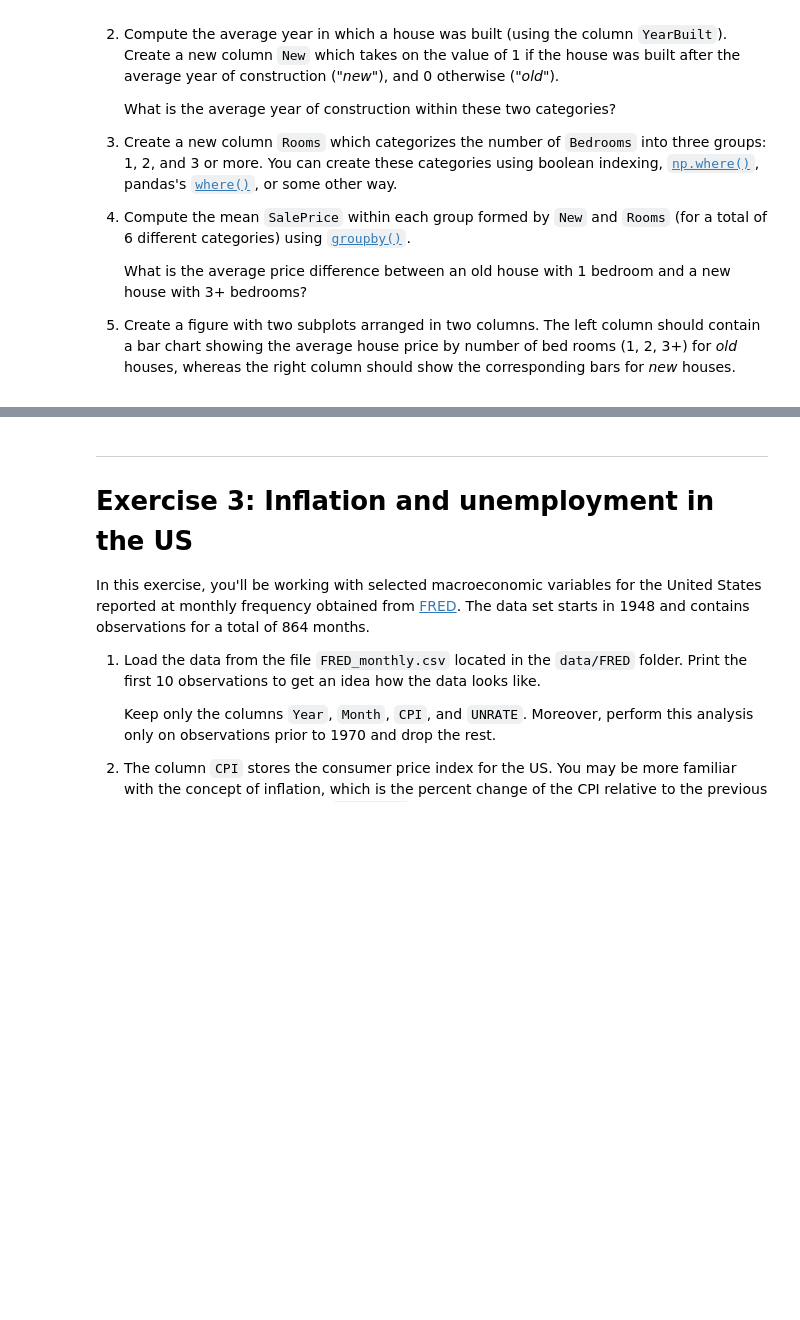
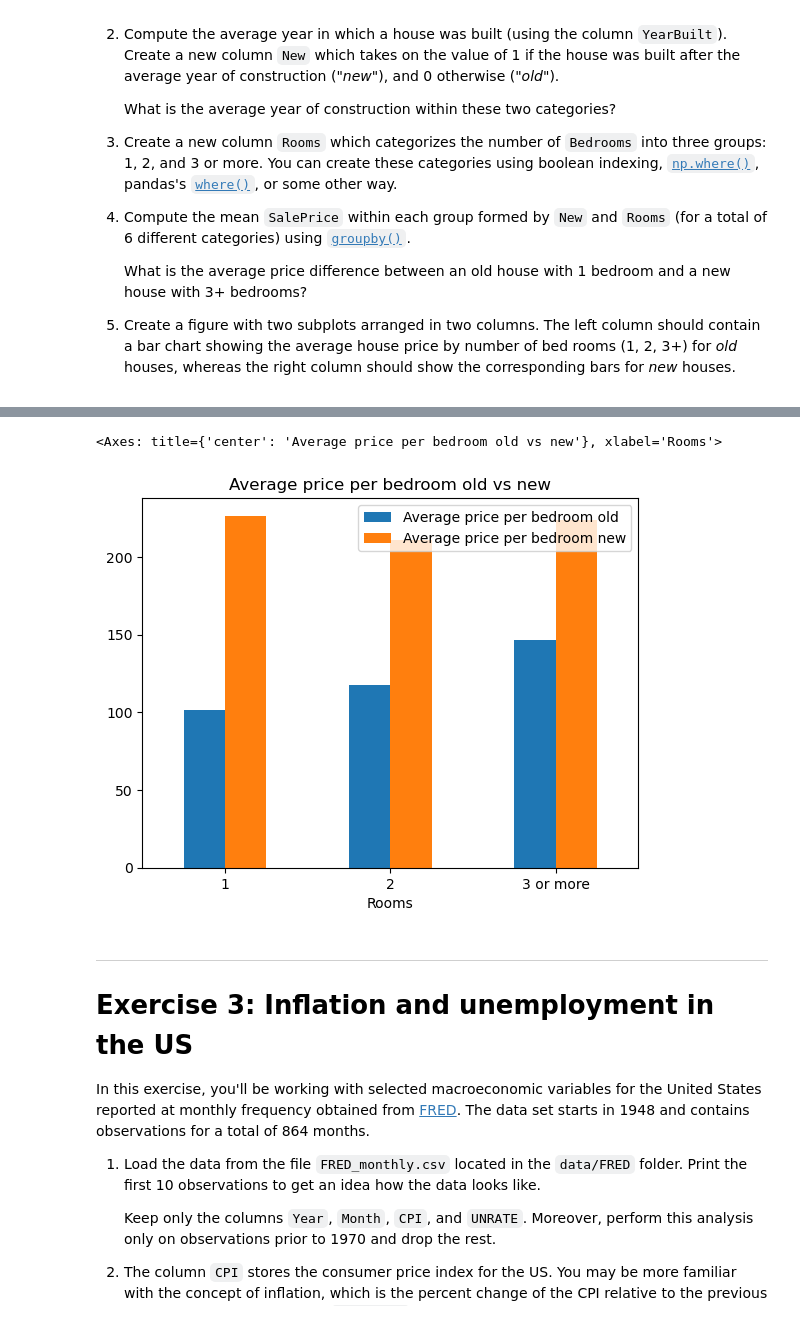
Before and after one commit to LLonsett/TECH2-H25, a Jupyter notebook: workshops/workshop4/workshop4_LL.ipynb, the cells around one changed output, grey strips where cells are left out. Drawn from its saved outputs; the diff is of its cells as text; code cells hidden in the pictures; blank space fills up the shorter version.

```diff
--- a/workshops/workshop4/workshop4_LL.ipynb
+++ b/workshops/workshop4/workshop4_LL.ipynb
@@ -123,3 +123,10 @@ to understand how house prices vary with selected house characteristics.
 5.  Create a figure with two subplots arranged in two columns. The left column should contain a bar chart showing
     the average house price by number of bed rooms (1, 2, 3+) for _old_ houses, whereas the
     right column should show the corresponding bars for _new_ houses.
+# %%
+DATA_PATH = '../../data'
+
+df_3 = pd.read_csv(f'{DATA_PATH}/ames_houses.csv')
+df_4 = df_3[['SalePrice','LotArea', 'YearBuilt', 'Bedrooms']]
+
+df_4.query('Bedrooms >= 1 & LotArea > 100', inplace = True)
@@ -125,0 +138,5 @@ to understand how house prices vary with selected house characteristics.
+# %%
+avg_building_date = df_4['YearBuilt'].mean()
+df_4['New'] =  (df_4['YearBuilt'] > avg_building_date).astype(int)
+
+df_4.groupby('New')['YearBuilt'].mean()
@@ -125,0 +153,2 @@ to understand how house prices vary with selected house characteristics.
+# %%
+df_4['Rooms'] = (df_4['Bedrooms'].where(df_4['Bedrooms'] < 3, '3 or more'))
@@ -125,0 +161,6 @@ to understand how house prices vary with selected house characteristics.
+# %%
+avg_price_per_bedroom_old = df_4.query('New == 0').groupby('Rooms')['SalePrice'].mean()
+avg_price_per_bedroom_new = df_4.query('New == 1').groupby('Rooms')['SalePrice'].mean()
+
+print(f'Average old price {avg_price_per_bedroom_old}')
+print(f'\nAverage new price \n{avg_price_per_bedroom_new}')
@@ -126,3 +180,11 @@ to understand how house prices vary with selected house characteristics.
+# %%
+df_price_per_bedroom = pd.DataFrame({'Average price per bedroom old' : avg_price_per_bedroom_old,
+                                    'Average price per bedroom new' : avg_price_per_bedroom_new})
+
+df_price_per_bedroom.plot.bar(title = 'Average price per bedroom old vs new', rot=0)
+# %% [output]
+<Axes: title={'center': 'Average price per bedroom old vs new'}, xlabel='Rooms'>
+[figure, added]
 # %% [markdown]
 ***
 # Exercise 3: Inflation and unemployment in the US
```
Also changed, not shown: parts of 4 cells of this notebook, 1 other file.
